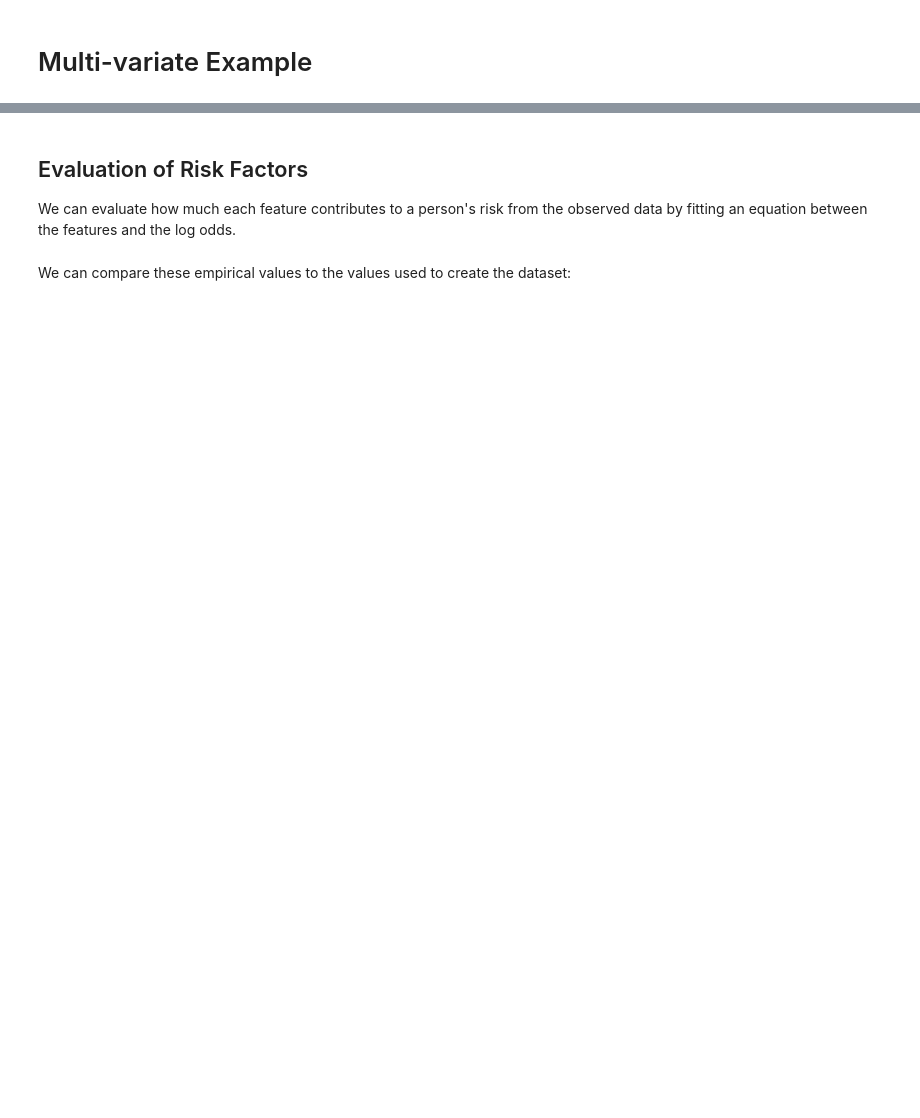
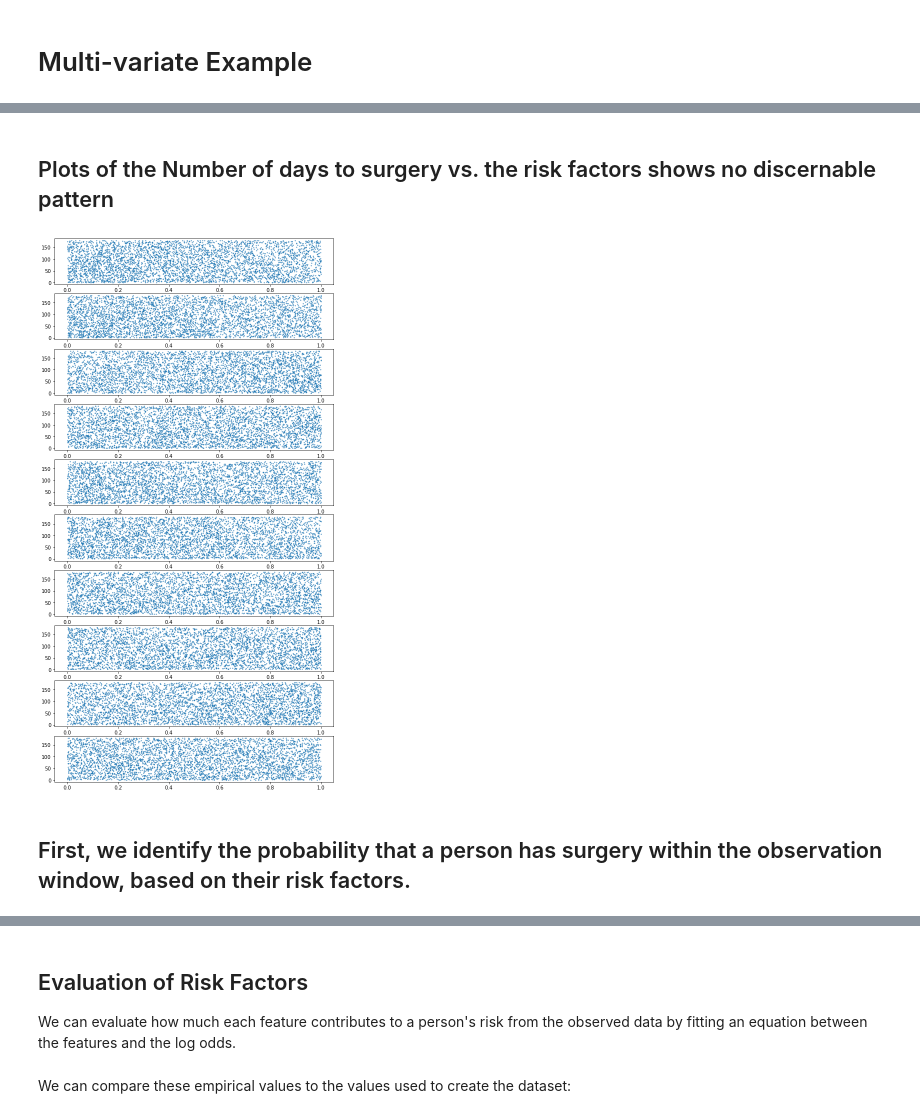
Before and after one commit to ljbelenky/lindy_approximation, a Jupyter notebook: Surgery Example.ipynb, the cells around one changed output, grey strips where cells are left out. Saved outputs shown, nothing was run; the diff lists cells and outputs as text; code cells hidden in the pictures; blank space fills up the shorter version.

```diff
--- a/Surgery Example.ipynb
+++ b/Surgery Example.ipynb
@@ -149,2 +287,2 @@ plt.ylabel('Days to Surgery (Observed and Unobserved)');
 # %%
-df['observation'] = np.where(df['N']<=timeout, df['N'], np.nan)
+df['observation'] = np.where(N<=timeout, N, np.nan)
@@ -155 +295,12 @@ plt.ylabel('Days to Surgery (Observed Only)');
+# %% [markdown]
+## Plots of the Number of days to surgery vs. the risk factors shows no discernable pattern
+# %%
+fig, axs = plt.subplots(features, figsize=(10,20))
+
+for i, ax in enumerate(axs):
+    ax.scatter(df[i],df['observation'], s=1)
+# %% [output]
+[figure, added]
+# %% [markdown]
+## First, we identify the probability that a person has surgery within the observation window, based on their risk factors.
 # %%
```
Also changed, not shown: parts of 52 cells of this notebook.
